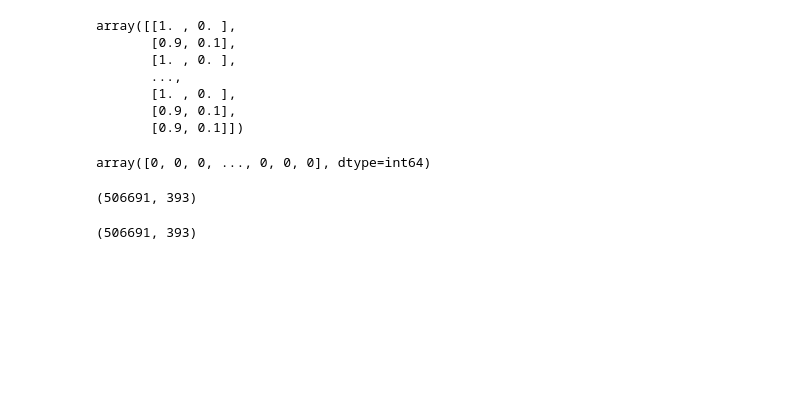
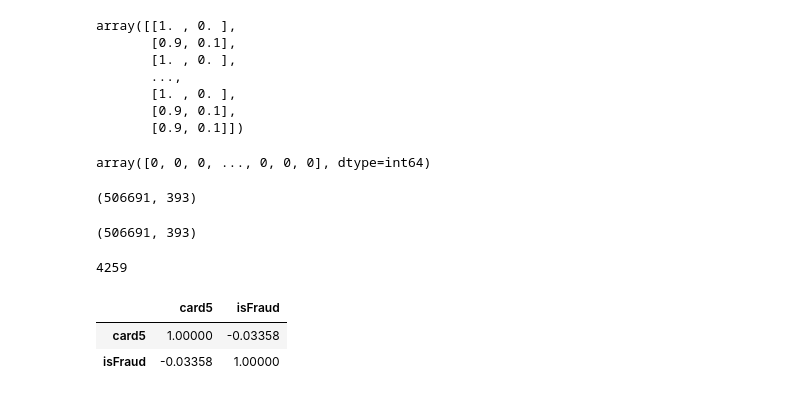
Before and after one commit to ParasAvkirkar/IEEEFraudDetection, a Jupyter notebook: analysis/kaggleNotebook.ipynb, the cells around one changed output. Saved outputs shown, nothing was run; the diff lists cells and outputs as text; code cells hidden in the pictures; blank space fills up the shorter version.

```diff
--- a/analysis/kaggleNotebook.ipynb
+++ b/analysis/kaggleNotebook.ipynb
@@ -517,3 +517,6 @@ xgb_predictions_score = xgb_classifier.predict_proba(test_pre_processed_df.value
 # %%
 result = pd.DataFrame({"TransactionID": test_transaction_df["TransactionID"], "isFraud": xgb_predictions_score[:, 1]})
 result.to_csv("submission.csv", index=False, header=True)
+# %%
+global_df = pd.merge(left=train_transaction_df, right=train_identity_df, left_on=["TransactionID"],
+                                       right_on="TransactionID", how="left")
@@ -519,0 +525,10 @@ result.to_csv("submission.csv", index=False, header=True)
+# %%
+global_df.card5.isnull().sum()
+# %% [output]
+4259
+# %%
+global_df[["card5", "isFraud"]].corr()
+# %% [output]
+|  | card5 | isFraud |
+| card5 | 1.00000 | -0.03358 |
+| isFraud | -0.03358 | 1.00000 |
```
Also changed, not shown: parts of 9 cells of this notebook, 3 other files.
